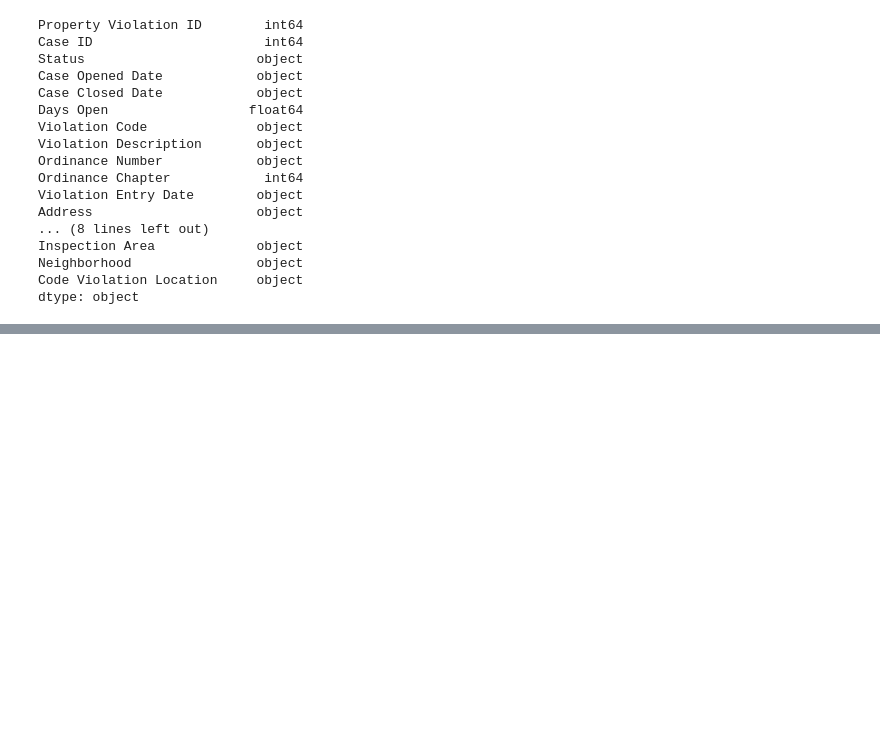
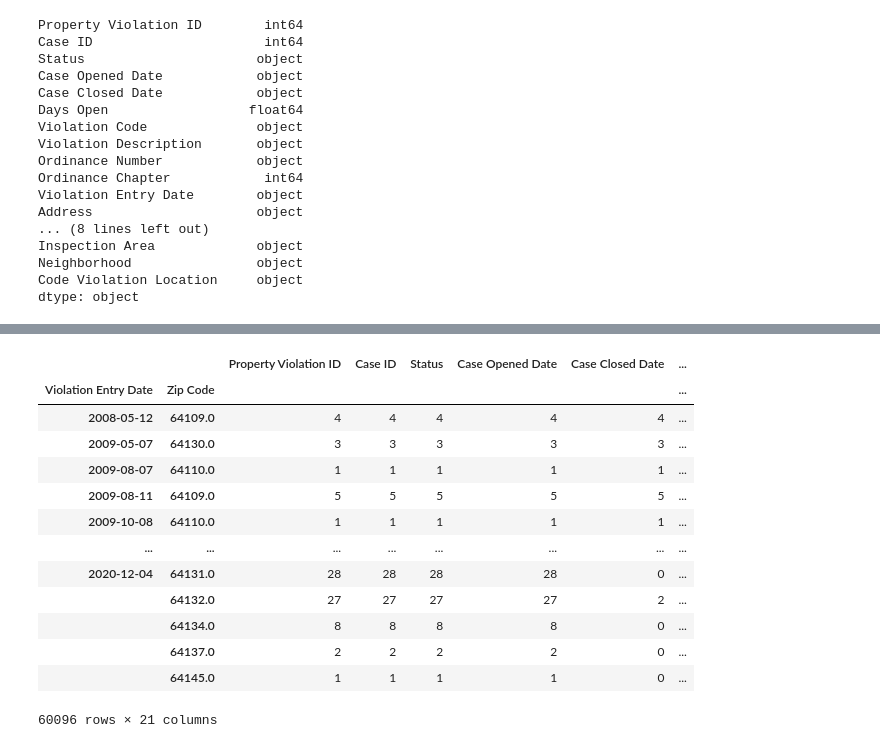
Before and after one commit to sjhaluck/KCMO-Property-and-Crime, a Jupyter notebook: KC_property_crime.ipynb, the cells around one changed output, grey strips where cells are left out. Drawn from its saved outputs; the diff is of its cells as text; code cells hidden in the pictures; blank space fills up the shorter version.

```diff
--- a/KC_property_crime.ipynb
+++ b/KC_property_crime.ipynb
@@ -199,0 +249,17 @@ dtype: object
+# %%
+violations.groupby(['Violation Entry Date','Zip Code']).count()
+# %% [output]
+|  |  | Property Violation ID | Case ID | Status | Case Opened Date | Case Closed Date | ... |
+| Violation Entry Date | Zip Code |  |  |  |  |  | ... |
+| 2008-05-12 | 64109.0 | 4 | 4 | 4 | 4 | 4 | ... |
+| 2009-05-07 | 64130.0 | 3 | 3 | 3 | 3 | 3 | ... |
+| 2009-08-07 | 64110.0 | 1 | 1 | 1 | 1 | 1 | ... |
+| 2009-08-11 | 64109.0 | 5 | 5 | 5 | 5 | 5 | ... |
+| 2009-10-08 | 64110.0 | 1 | 1 | 1 | 1 | 1 | ... |
+| ... | ... | ... | ... | ... | ... | ... | ... |
+| 2020-12-04 | 64131.0 | 28 | 28 | 28 | 28 | 0 | ... |
+|  | 64132.0 | 27 | 27 | 27 | 27 | 2 | ... |
+|  | 64134.0 | 8 | 8 | 8 | 8 | 0 | ... |
+|  | 64137.0 | 2 | 2 | 2 | 2 | 0 | ... |
+|  | 64145.0 | 1 | 1 | 1 | 1 | 0 | ... |
+60096 rows × 21 columns
```
Also changed, not shown: parts of 7 cells of this notebook, 8 other files.
